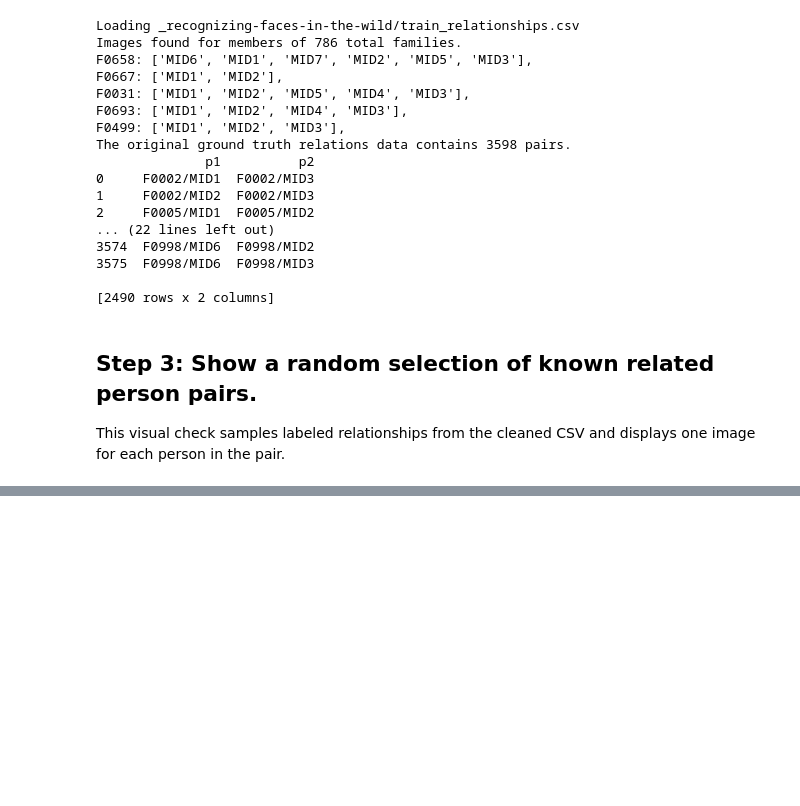
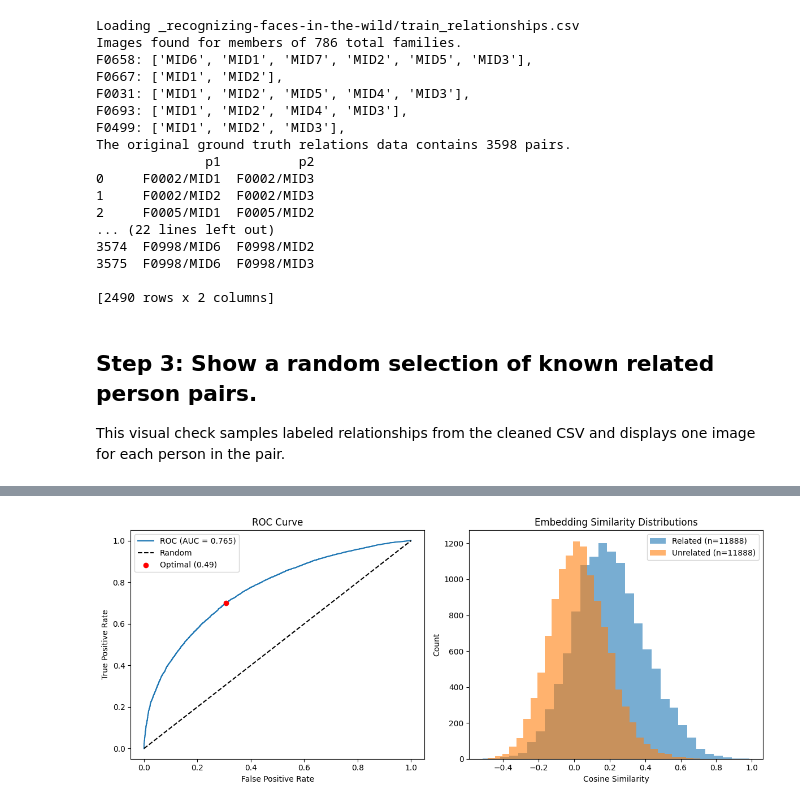
Before and after one commit to jasoneplumb/FIW, a Jupyter notebook: main.ipynb, the cells around one changed output, grey strips where cells are left out. Drawn from its saved outputs; the diff is of its cells as text; code cells hidden in the pictures; blank space fills up the shorter version.

```diff
--- a/main.ipynb
+++ b/main.ipynb
@@ -480,0 +214,10 @@ print('Step 5c complete: model saved to _model-state-dict.pth')
+# %%
+import kinship
+
+splits = kinship.build_pairs(relations_df, training_image_path, seed=42)
+for name in ('train', 'val', 'test'):
+    data = splits[name]
+    positives = sum(1 for pair in data if pair[2] == 1.0)
+    print(f'{name.capitalize():5s}: {len(data)} pairs ({positives} pos + {len(data) - positives} neg)')
+
+print('Step 4 complete: family-aware splits generated.')
@@ -480,0 +266,10 @@ print('Step 5c complete: model saved to _model-state-dict.pth')
+# %%
+e1_train, e2_train, y_train, _ = stacked['train']
+e1_val, e2_val, y_val, _ = stacked['val']
+
+head, best_val_auc = kinship.train_logreg_head(
+    e1_train, e2_train, y_train, e1_val, e2_val, y_val)
+torch.save(head.state_dict(), '_cache/logreg-head.pth')
+
+print(f'Step 5b complete: scoring head trained (best val AUC {best_val_auc:.4f}) '
+      'and saved to _cache/logreg-head.pth')
@@ -518,57 +307,58 @@ print('Step 6b complete: test evaluation finished.')
 # %%
 import numpy as np
-from sklearn.metrics import roc_auc_score, roc_curve, accuracy_score, precision_score, recall_score
+import matplotlib.pyplot as plt
+from sklearn.metrics import (roc_auc_score, roc_curve, accuracy_score,
+                             precision_score, recall_score)
 
-distances = np.array(test_distances)
-labels = np.array(test_labels)
+e1_test, e2_test, y_test, _ = stacked['test']
 
-# Convert distances to similarity scores (lower distance = higher similarity)
-scores = 1 - (distances / distances.max())
+cosine_val = kinship.cosine_scores(e1_val, e2_val)
+logit_val = kinship.logit_scores(head, e1_val, e2_val)
+cosine_test = kinship.cosine_scores(e1_test, e2_test)
+logit_test = kinship.logit_scores(head, e1_test, e2_test)
 
-# AUC-ROC
-auc = roc_auc_score(labels, scores)
-print(f'AUC-ROC: {auc:.4f}')
+blend_weight, blend_val_auc = kinship.select_blend_weight(cosine_val, logit_val, y_val)
+print(f'Blend weight (cosine share, selected on val): {blend_weight:.1f} (val AUC {blend_val_auc:.4f})')
 
-# ROC curve
-fpr, tpr, thresholds = roc_curve(labels, scores)
+scores = kinship.rank_blend(cosine_test, logit_test, blend_weight)
+auc = roc_auc_score(y_test, scores)
+print(f'Test AUC — cosine only:      {roc_auc_score(y_test, cosine_test):.4f}')
+print(f'Test AUC — logreg head only: {roc_auc_score(y_test, logit_test):.4f}')
+print(f'Test AUC — rank blend:       {auc:.4f}')
 
 # Optimal threshold via Youden's J statistic
-j_scores = tpr - fpr
-optimal_idx = np.argmax(j_scores)
+fpr, tpr, thresholds = roc_curve(y_test, scores)
+optimal_idx = np.argmax(tpr - fpr)
 optimal_threshold = thresholds[optimal_idx]
-print(f'Optimal threshold (Youden\'s J): {optimal_threshold:.4f}')
+print(f"Optimal threshold (Youden's J): {optimal_threshold:.4f}")
 
-# Classification metrics at optimal threshold
 predictions = (scores >= optimal_threshold).astype(float)
-acc = accuracy_score(labels, predictions)
-prec = precision_score(labels, predictions)
-rec = recall_score(labels, predictions)
-print(f'Accuracy:  {acc:.4f}')
-print(f'Precision: {prec:.4f}')
-print(f'Recall:    {rec:.4f}')
+print(f'Accuracy:  {accuracy_score(y_test, predictions):.4f}')
+print(f'Precision: {precision_score(y_test, predictions):.4f}')
+print(f'Recall:    {recall_score(y_test, predictions):.4f}')
 
-# Plot ROC curve
 fig, axes = plt.subplots(1, 2, figsize=(12, 5))
 
 axes[0].plot(fpr, tpr, label=f'ROC (AUC = {auc:.3f})')
 axes[0].plot([0, 1], [0, 1], 'k--', label='Random')
-axes[0].scatter(fpr[optimal_idx], tpr[optimal_idx], color='red', zorder=5, label=f'Optimal ({optimal_threshold:.2f})')
+axes[0].scatter(fpr[optimal_idx], tpr[optimal_idx], color='red', zorder=5,
+                label=f'Optimal ({optimal_threshold:.2f})')
 axes[0].set_xlabel('False Positive Rate')
 axes[0].set_ylabel('True Positive Rate')
 axes[0].set_title('ROC Curve')
 axes[0].legend()
 
-# Distance distributions
-pos_dist = distances[labels == 1.0]
-neg_dist = distances[labels == 0.0]
-axes[1].hist(pos_dist, bins=30, alpha=0.6, label=f'Related (n={len(pos_dist)})')
-axes[1].hist(neg_dist, bins=30, alpha=0.6, label=f'Unrelated (n={len(neg_dist)})')
-axes[1].set_xlabel('Euclidean Distance')
+axes[1].hist(cosine_test[y_test == 1.0], bins=30, alpha=0.6,
+             label=f'Related (n={int(y_test.sum())})')
+axes[1].hist(cosine_test[y_test == 0.0], bins=30, alpha=0.6,
+             label=f'Unrelated (n={int((1 - y_test).sum())})')
+axes[1].set_xlabel('Cosine Similarity')
 axes[1].set_ylabel('Count')
-axes[1].set_title('Distance Distributions')
+axes[1].set_title('Embedding Similarity Distributions')
 axes[1].legend()
 
 plt.tight_layout()
 plt.show()
 
-print('Step 6c complete: test metrics and plots generated.')
+print('Step 6 complete: test metrics and plots generated.')
+# %% [output]
@@ -574,0 +373 @@ print('Step 6c complete: test metrics and plots generated.')
+[figure, added]
```
Also changed, not shown: parts of 29 cells of this notebook, 5 other files.
